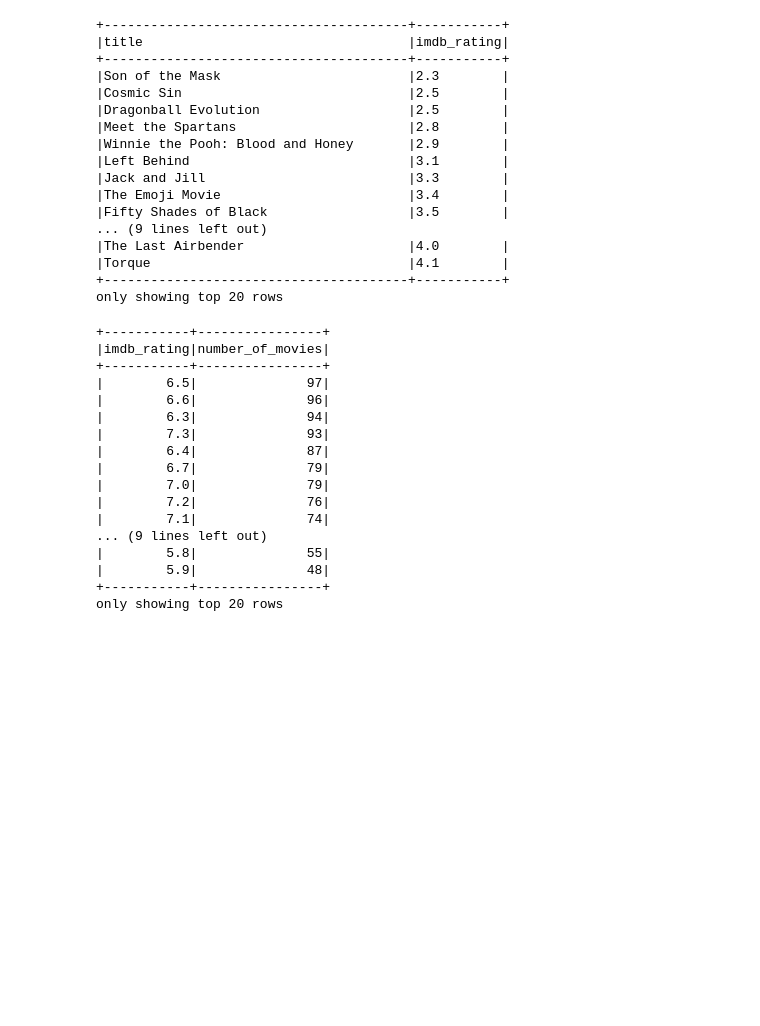
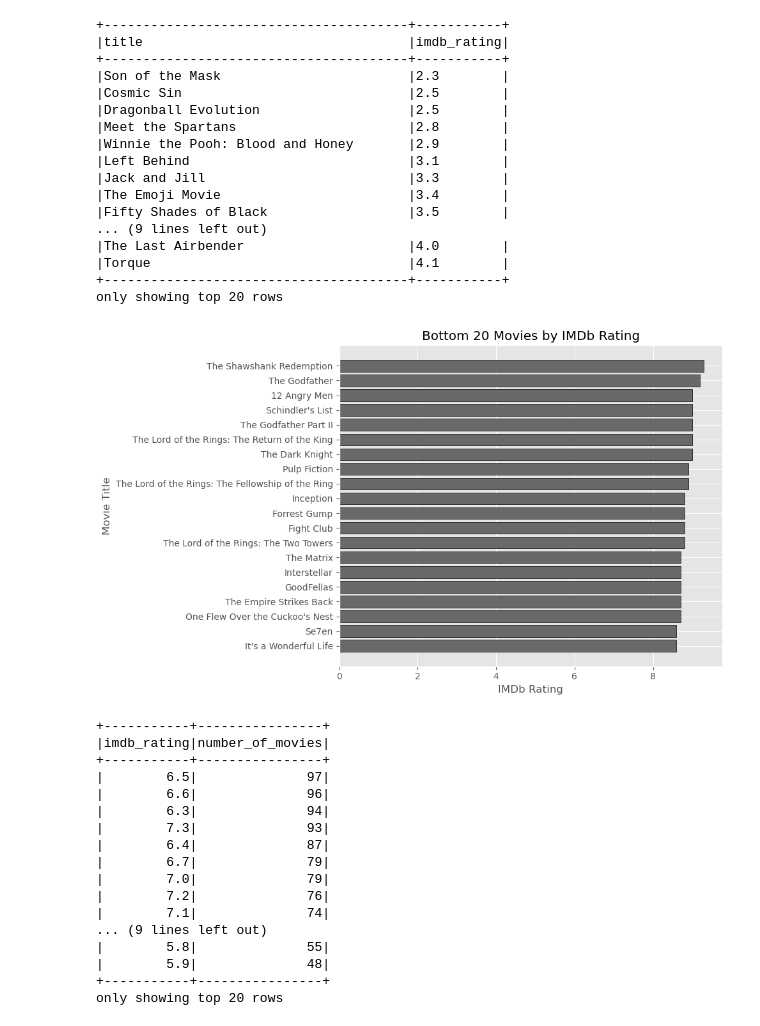
Before and after one commit to YesmelinP/Movie_Success_ML, a Jupyter notebook: data_processing&analysis.ipynb, the cells around one changed output. Saved outputs shown, nothing was run; the diff lists cells and outputs as text; code cells hidden in the pictures; blank space fills up the shorter version.

```diff
--- a/data_processing&analysis.ipynb
+++ b/data_processing&analysis.ipynb
@@ -169,10 +196,12 @@ only showing top 20 rows
 # %%
-spark.sql("""
+#Lowest-rated movies
+lowest_rated_movies_query = spark.sql("""
 SELECT title,
         imdb_rating
 FROM movies
 ORDER BY imdb_rating ASC
-""").show(truncate=False)
+""")
+lowest_rated_movies_query.show(truncate=False)
 # %% [output]
 +---------------------------------------+-----------+
 |title                                  |imdb_rating|
@@ -191,4 +220,24 @@ ORDER BY imdb_rating ASC
 |Torque                                 |4.1        |
 +---------------------------------------+-----------+
 only showing top 20 rows
+# %%
+# Convert Spark DataFrame to Pandas DataFrame
+lowest_rated_movies_df = lowest_rated_movies_query.toPandas()
+
+# Sort the DataFrame in descending order and limit to top N (number)
+N = 20
+lowest_rated_movies_df = lowest_rated_movies_df.sort_values(by='imdb_rating', ascending=False).head(N)
+
+# Create the bar chart
+plt.figure(figsize=(10, 6))
+plt.barh(lowest_rated_movies_df['title'], lowest_rated_movies_df['imdb_rating'], color='dimgrey', edgecolor='black')
+plt.xlabel('IMDb Rating')
+plt.ylabel('Movie Title')
+plt.title(f'Bottom {N} Movies by IMDb Rating')
+plt.gca().invert_yaxis()  # Invert y-axis to have the highest stars on top
+plt.tight_layout()
+# Show the plot
+plt.show()
+# %% [output]
+[figure, added]
 # %%
```
Also changed, not shown: parts of 12 cells of this notebook, 6 other files.
